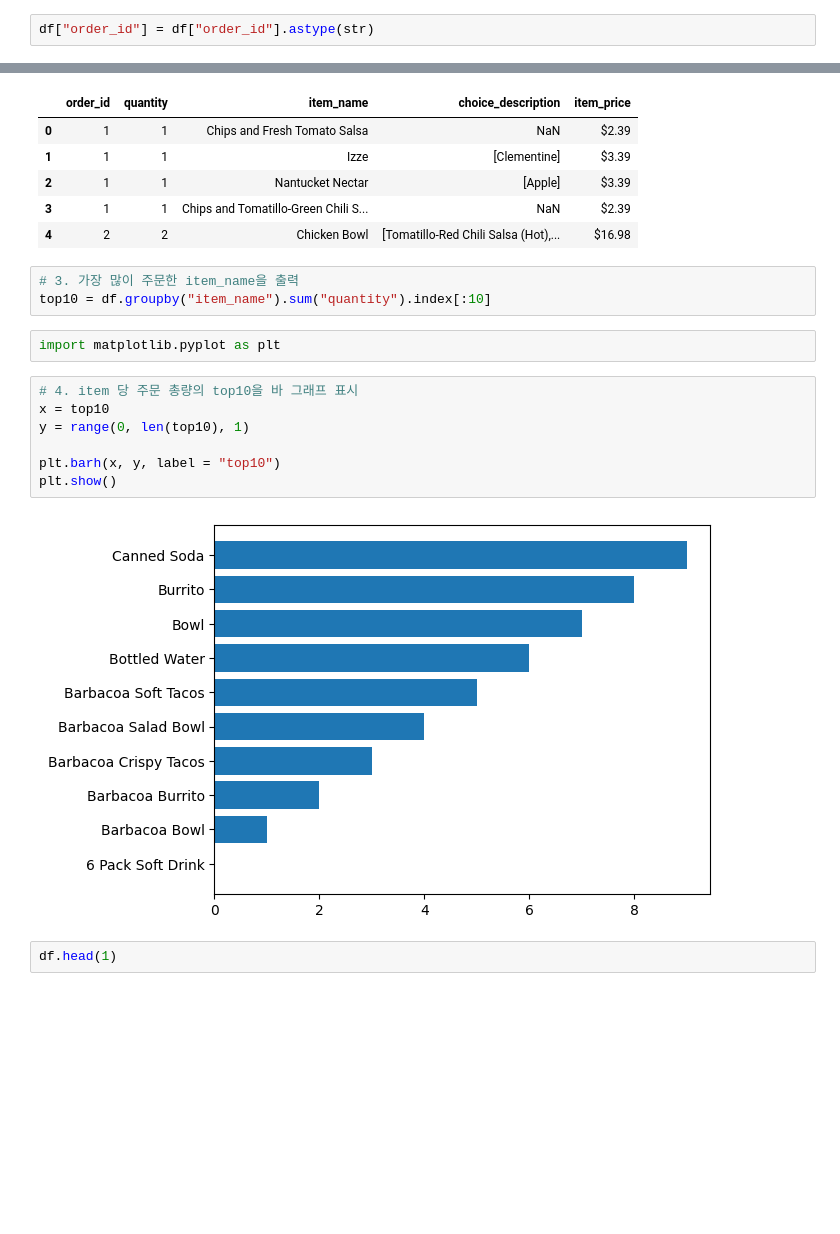
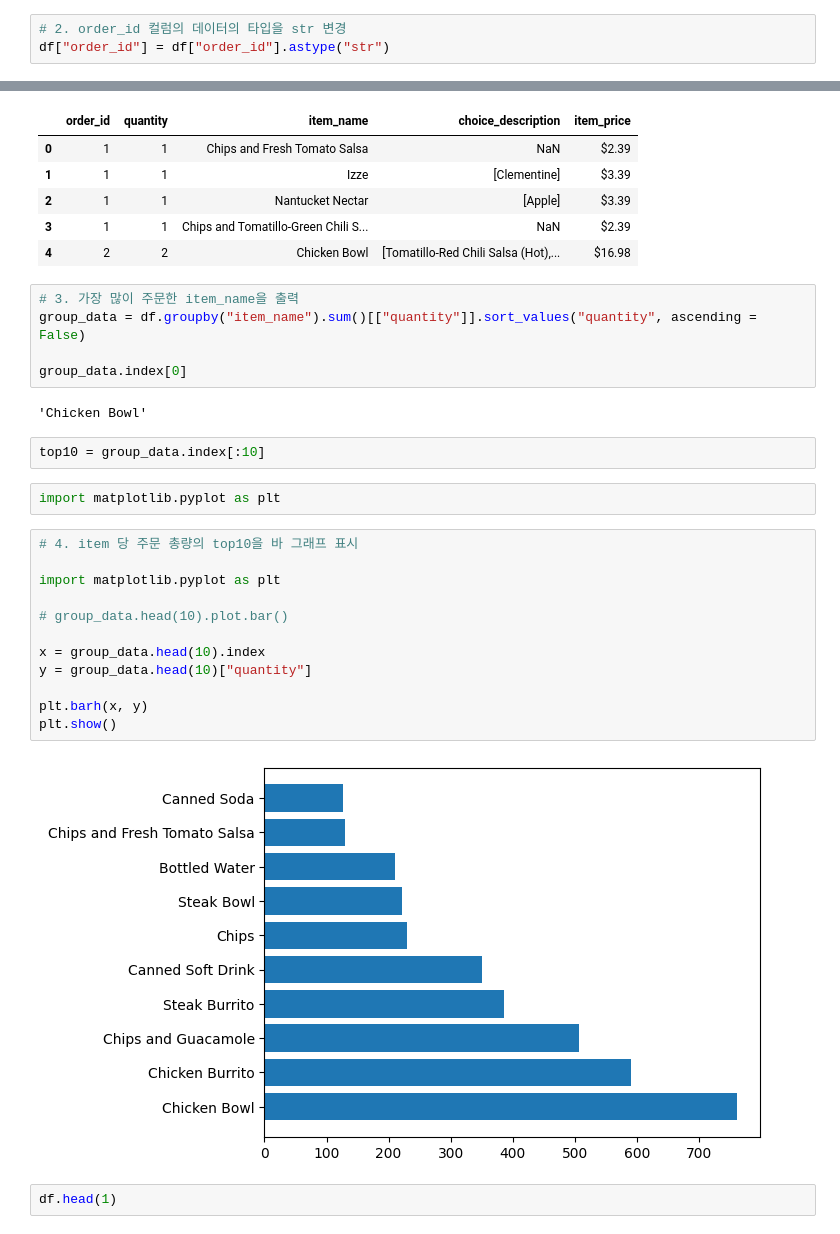
Before and after one commit to BDooHyun/ubion_python_class_01, a Jupyter notebook: 230413/03_exam.ipynb, the cells around one changed output, grey strips where cells are left out. Drawn from its saved outputs; the diff is of its cells as text; blank space fills up the shorter version.

```diff
--- a/230413/03_exam.ipynb
+++ b/230413/03_exam.ipynb
@@ -36,7 +36,8 @@ Data columns (total 5 columns):
 dtypes: int64(2), object(3)
 memory usage: 180.7+ KB
 # %%
-df["order_id"] = df["order_id"].astype(str)
+# 2. order_id 컬럼의 데이터의 타입을 str 변경
+df["order_id"] = df["order_id"].astype("str")
 # %%
 df.head()
 # %% [output]
@@ -48,18 +49,29 @@ df.head()
 | 4 | 2 | 2 | Chicken Bowl | [Tomatillo-Red Chili Salsa (Hot),... | $16.98 |
 # %%
 # 3. 가장 많이 주문한 item_name을 출력
-top10 = df.groupby("item_name").sum("quantity").index[:10]
+group_data = df.groupby("item_name").sum()[["quantity"]].sort_values("quantity", ascending = False)
+
+group_data.index[0]
+# %% [output]
+'Chicken Bowl'
+# %%
+top10 = group_data.index[:10]
 # %%
 import matplotlib.pyplot as plt
 # %%
 # 4. item 당 주문 총량의 top10을 바 그래프 표시
-x = top10
-y = range(0, len(top10), 1)
 
-plt.barh(x, y, label = "top10")
+import matplotlib.pyplot as plt
+
+# group_data.head(10).plot.bar()
+
+x = group_data.head(10).index
+y = group_data.head(10)["quantity"]
+
+plt.barh(x, y)
 plt.show()
 # %% [output]
-[figure, old version]
+[figure, new version]
 # %%
 df.head(1)
 # %% [output]
```
Also changed, not shown: parts of 7 cells of this notebook, 7 other files.
